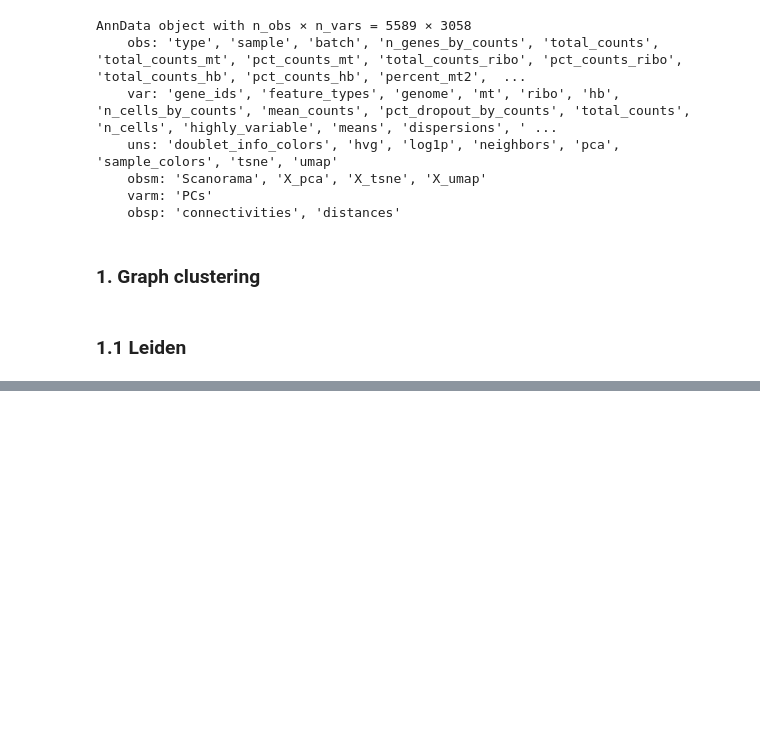
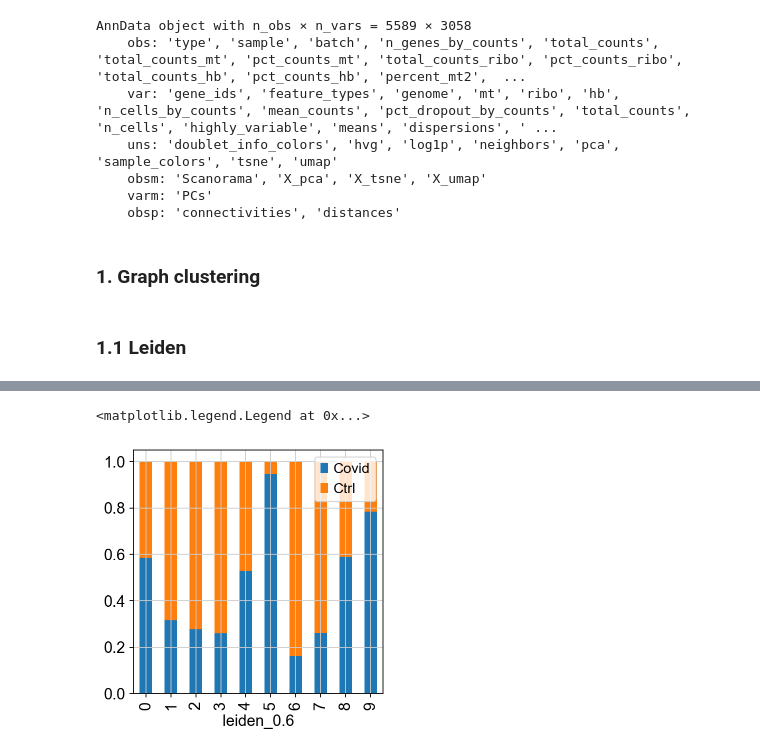
Before and after one commit to mujtababarsi/Covid-19-single-cell-analysis-Scanpy, a Jupyter notebook: Clustering .ipynb, the cells around one changed output, grey strips where cells are left out. Saved outputs shown, nothing was run; the diff lists cells and outputs as text; code cells hidden in the pictures; blank space fills up the shorter version.

```diff
--- a/Clustering .ipynb
+++ b/Clustering .ipynb
@@ -33,0 +62,6 @@ sc.tl.leiden(adata, resolution = 1.4, key_added = "leiden_1.4")
+# %%
+tmp = pd.crosstab(adata.obs['leiden_0.6'],adata.obs['type'], normalize='index')
+tmp.plot.bar(stacked=True).legend(loc='upper right')
+# %% [output]
+<matplotlib.legend.Legend at 0x...>
+[figure, added]
```
Also changed, not shown: parts of 7 cells of this notebook.
